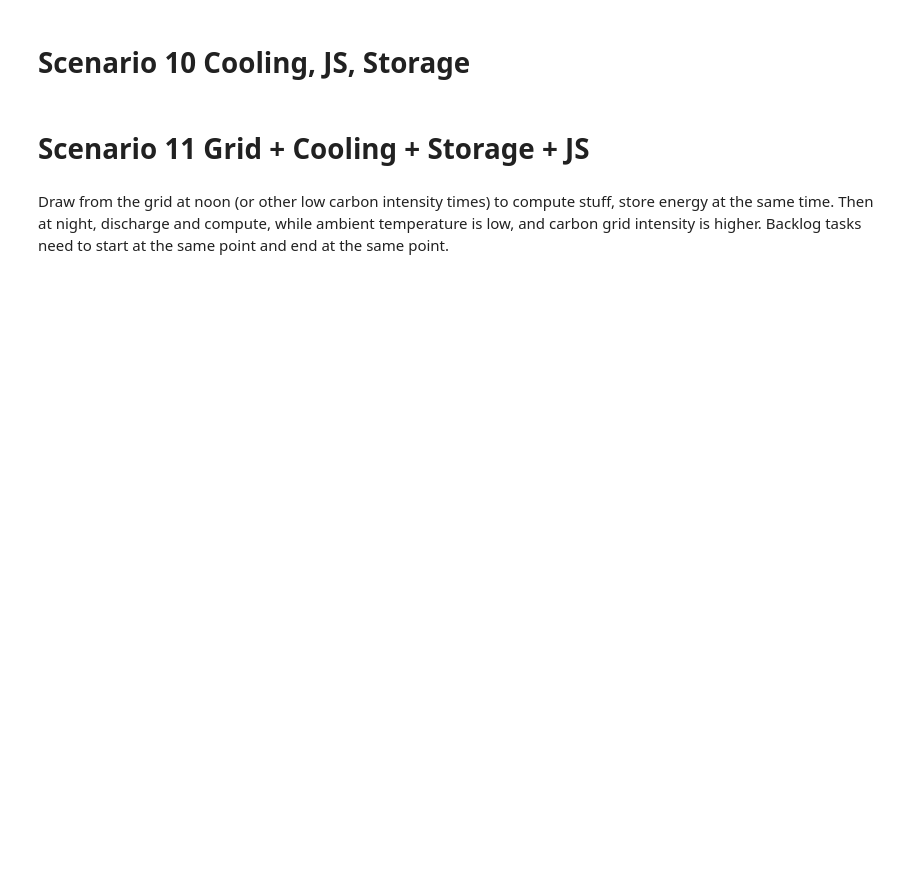
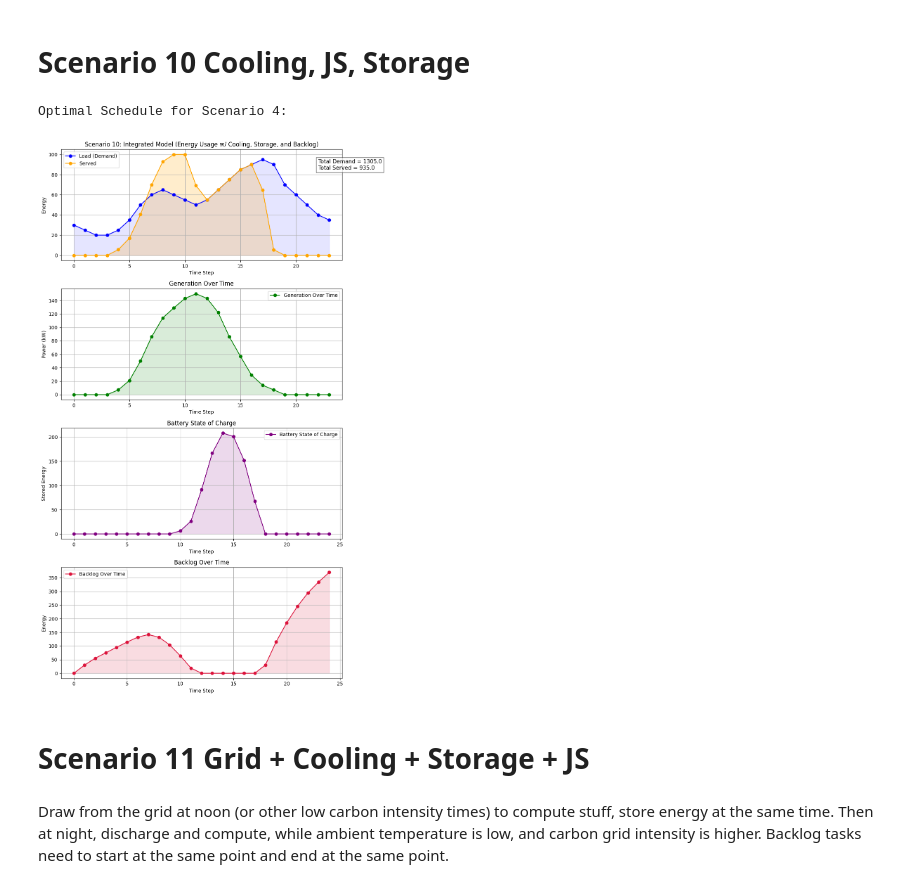
Before and after one commit to clbanjai/1.020-Data-Center-Project, a Jupyter notebook: OH_implementatio.ipynb, the cells around one changed output. Cells and saved outputs as stored; diff of their text form; code cells hidden in the pictures; blank space fills up the shorter version.

```diff
--- a/OH_implementatio.ipynb
+++ b/OH_implementatio.ipynb
@@ -582,5 +625,62 @@ plt.show()
 # %% [markdown]
 # Scenario 10 Cooling, JS, Storage
+# %%
+import gurobipy as gp
+from gurobipy import GRB
+
+# Model
+m10 = gp.Model("workload_storage_scheduling_scenario_4")
+m10.setParam('OutputFlag', 0)
+
+# Decision variables
+u = m10.addVars(T, name="u", lb=0)              # Energy used to meet load
+s_charge = m10.addVars(T, name="s_charge", lb=0)  # Energy charged into storage
+s_discharge = m10.addVars(T, name="s_discharge", lb=0)  # Energy discharged from storage
+x = m10.addVars(T+1, name="x", lb=0)             # Backlog at each time step
+c = m10.addVars(T+1, name="c", lb=0)             # Storage level (state of charge) at each time step
+P_chiller = m10.addVars(T, lb=0, name="P_chiller")
+
+# Initial conditions
+m10.addConstr(x[0] == 0, "initial_backlog")
+m10.addConstr(c[0] == 0, "initial_storage")
+
+# Dynamics and constraints
+for t in range(T):
+
+    m10.addConstr(u[t] + P_chiller[t] + s_charge[t] - s_discharge[t] <= G[t], name=f"energy_balance_{t}")
+    m10.addConstr(c[t+1] == c[t] + s_charge[t] - s_discharge[t], name=f"storage_update_{t}")
+    m10.addConstr(c[t]<=battery_limit, name = "storage limit")
+    m10.addConstr(x[t+1] == x[t] + L[t] - u[t], name=f"backlog_update_{t}")
+    m10.addConstr(u[t] <= computing_limit, name=f"computing limit")
+    m10.addConstr((COP[t] * P_chiller[t] >= u[t]), name=f"cooling_req_{t}")
+
+
+# Terminal conditions: no backlog and battery is empty at the end
+m10.addConstr(c[T] == 0, "terminal_storage")
+
+# Objective: minimize energy use (serving load) and energy storage transitions (charging/discharging)
+m10.setObjective(gp.quicksum(q * u[t] + r * (x[t]+L[t]-u[t]) for t in range(T)), GRB.MINIMIZE) # previously had cost to charge and discharged changed to cost ot backlog
+
+# punish backlog, unmet demand
+# Optimize the model
+m10.optimize()
+
+# Print results
+if m10.status == GRB.OPTIMAL:
+    print("\nOptimal Schedule for Scenario 4:")
+    # for t in range(T):
+    #     print(f"Time {t}: u={u[t].X:.2f}, s_charge={s_charge[t].X:.2f}, s_discharge={s_discharge[t].X:.2f}, x={x[t].X:.2f}, c={c[t].X:.2f}")
+    # print(f"Final: x[T]={x[T].X:.2f}, c[T]={c[T].X:.2f}")
+
+    # Optionally, you can also plot the results
+    served_10 = [u[t].X for t in range(T)]  # Energy served to meet the load
+    soc_10 = [c[t].X for t in range(T+1)]  # State of charge at each time step
+    backlog_10 = [x[t].X for t in range(T+1)]  # Backlog at each time step
+
+    plot_results("Scenario 10: Integrated Model (Energy Usage w/ Cooling, Storage, and Backlog)", served_10, soc=soc_10, second_plot=True,backlog = backlog_10)
+# %% [output]
+Optimal Schedule for Scenario 4:
+[figure, added]
 # %% [markdown]
 # Scenario 11 Grid + Cooling + Storage + JS
 # %% [markdown]
```
Also changed, not shown: parts of 5 cells of this notebook.
